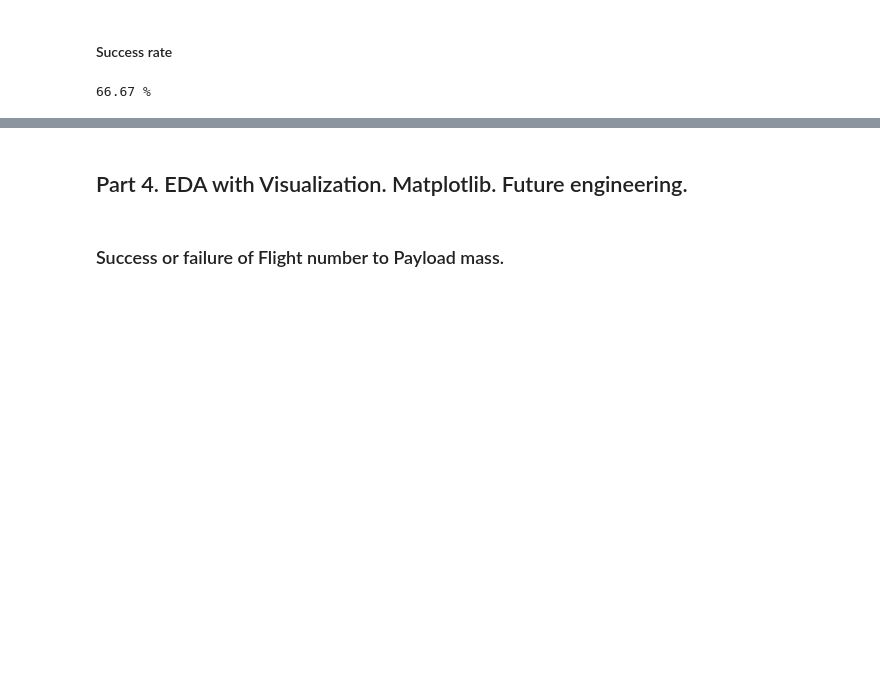
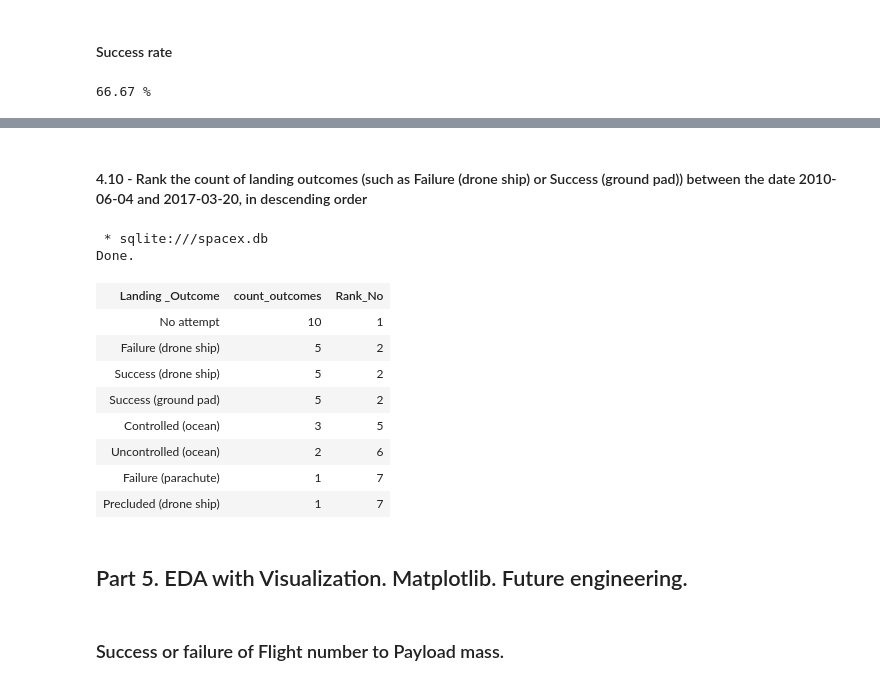
Before and after one commit to Folongton/Space-launch-analysis-geospatial, a Jupyter notebook: space_launch_prediction.ipynb, the cells around one changed output, grey strips where cells are left out. Cells and saved outputs as stored; diff of their text form; code cells hidden in the pictures; blank space fills up the shorter version.

```diff
--- a/space_launch_prediction.ipynb
+++ b/space_launch_prediction.ipynb
@@ -389,5 +619,33 @@ print(round(data_falcon9["Class"].mean()*100,2), '%')
+# %% [markdown]
+#### 4.10 - Rank the count of landing outcomes (such as Failure (drone ship) or Success (ground pad)) between the date 2010-06-04 and 2017-03-20, in descending order
+# %%
+%%sql
+with t2 as (
+            with t as (select *
+                      from spacex
+                      where Date >= date('2010-06-04 00:00:00') and Date < date('2017-03-20 00:00:00')
+                      )
+            select "Landing _Outcome", count("Landing _Outcome") count_outcomes
+            from t
+            group by "Landing _Outcome"
+            )
+select "Landing _Outcome", count_outcomes,
+RANK() OVER(ORDER BY count_outcomes DESC) AS Rank_No
+from t2;
+# %% [output]
+ * sqlite:///spacex.db
+Done.
+| Landing _Outcome | count_outcomes | Rank_No |
+| No attempt | 10 | 1 |
+| Failure (drone ship) | 5 | 2 |
+| Success (drone ship) | 5 | 2 |
+| Success (ground pad) | 5 | 2 |
+| Controlled (ocean) | 3 | 5 |
+| Uncontrolled (ocean) | 2 | 6 |
+| Failure (parachute) | 1 | 7 |
+| Precluded (drone ship) | 1 | 7 |
 # %% [markdown]
-## Part 4. EDA with Visualization. Matplotlib. Future engineering.
+## Part 5. EDA with Visualization. Matplotlib. Future engineering.
 # %%
 import matplotlib.pyplot as plt
 import seaborn as sns
```
Also changed, not shown: parts of 43 cells of this notebook, 3 other files.
